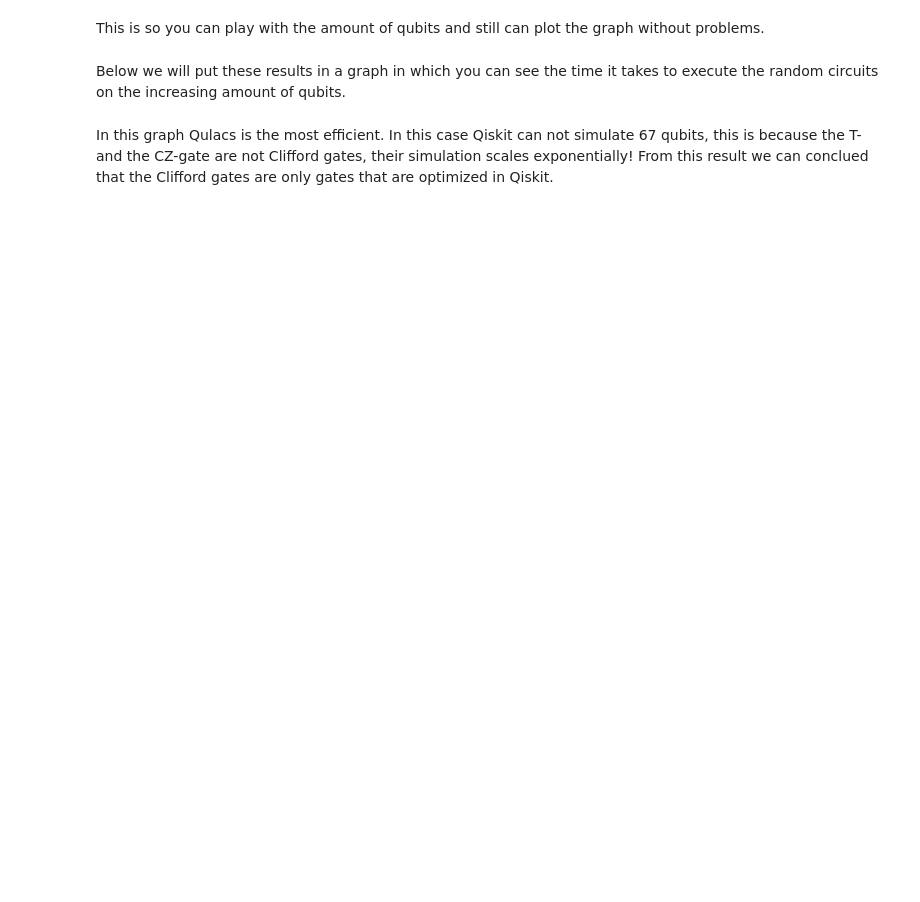
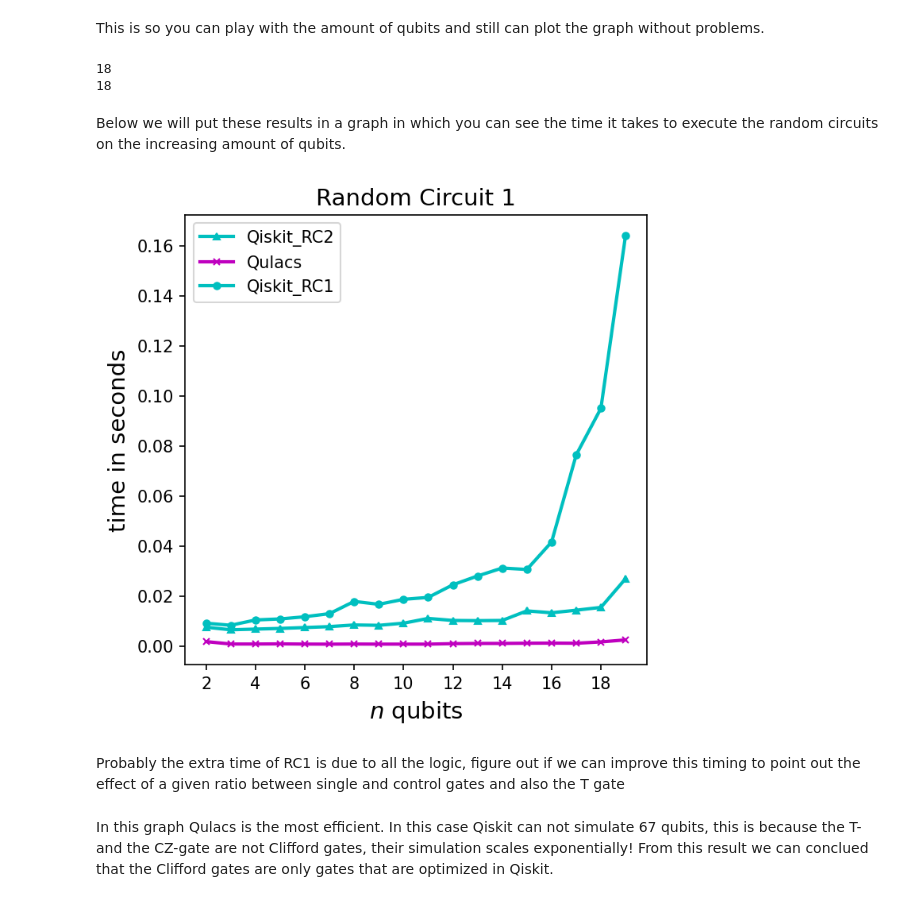
Before and after one commit to sara-nl/QuantumComputing, a Jupyter notebook: notebooks/Basics_and_Benchmarking.ipynb, the cells around one changed output. Saved outputs shown, nothing was run; the diff lists cells and outputs as text; code cells hidden in the pictures; blank space fills up the shorter version.

```diff
--- a/notebooks/Basics_and_Benchmarking.ipynb
+++ b/notebooks/Basics_and_Benchmarking.ipynb
@@ -1167,46 +1590,48 @@ print(qulRC1t)
 This is so you can play with the amount of qubits and still can plot the graph without problems.
 # %%
 y2 = []
-if qisQubitsRC1 < qulQubitsRC1:
-    for i in range(qulQubitsRC1 - qisQubitsRC1):
-        qisRC1t = np.append(qisRC1t, [np.nan])
-    y2 = range(2, qulQubitsRC1)
-    n = qulQubitaRC1
-elif qisQubitsRC1 > qulQubitsRC1:
-    for i in range(qisQubitsRC1 - qulQubitsRC1):
-        qulRC1t = np.append(qulRC1t, [np.nan])
-    y2 = range(2, qisQubitsRC1)
-    n = qisQubitsRC1
+if qisQubitsRC2 < qulQubitsRC2:
+    for i in range(qulQubitsRC2 - qisQubitsRC2):
+        qisRC2t = np.append(qisRC2t, [np.nan])
+    y2 = range(2, qulQubitsRC2)
+    n = qulQubitaRC2
+elif qisQubitsRC1 > qulQubitsRC2:
+    for i in range(qisQubitsRC2 - qulQubitsRC2):
+        qulRC2t = np.append(qulRC2t, [np.nan])
+    y2 = range(2, qisQubitsRC2)
+    n = qisQubitsRC2
 else:
-    y2 = range(2, qisQubitsRC1)
-    n = qulQubitaRC1
+    y2 = range(2, qisQubitsRC2)
+    n = qulQubitsRC2
+
+print (len(y2))
+print (len(qulRC2t))
+# %% [output]
+18
+18
 # %% [markdown]
 Below we will put these results in a graph in which you can see the time it takes to execute the random circuits on the increasing amount of qubits.
 # %%
-#fig, ax = plt.subplots(1, 1, figsize=(5, 5), dpi=150)
+#TIME
+fig, ax = plt.subplots(1, 1, figsize=(5, 5), dpi=150)
 # the whole graph
-plt.plot(y2, qisRC1t, 'c', label='Qiskit', linewidth=2, marker='^', markersize=4)
-plt.plot(y2, qulRC1t, 'm', label='Qulacs', linewidth=2, marker='x', markersize=4)
+plt.plot(y2, qisRC2t, 'c', label='Qiskit_RC2', linewidth=2, marker='^', markersize=4)
+plt.plot(y2, qulRC2t, 'm', label='Qulacs', linewidth=2, marker='x', markersize=4)
+ax.plot(y1, qisRC1t, 'c', label='Qiskit_RC1', linewidth=2, marker='o', markersize=4)
 plt.xticks(np.arange(2, qisQubitsRC1, step=2))
 plt.title('Random Circuit 1', fontsize=14)
 
 plt.xlabel('$n$ qubits', fontsize=14)
 plt.ylabel('time in seconds', fontsize=14)
 plt.legend()
-
-# zoomed in part
-#axins = inset_axes(ax, width="40%", height=1., loc='center left', borderpad=2)
-#mark_inset(ax, axins, loc1=3, loc2=4, fc='none', ec='0.5')
-
-#axins.plot(y2, qisRC1t, 'c', label='Qiskit', linewidth=2, marker='^', markersize=4)
-#axins.plot(y2, qulRC1t, 'm', label='Qulacs', linewidth=2, marker='x', markersize=4)
-
-#axins.set_xlim(2, n)
-#axins.set_ylim(-0.01, 0.1)
 plt.xticks(np.arange(2, n, step=2))
 
 # show the whole graph
 plt.show()
+# %% [output]
+[figure, added]
+# %% [markdown]
+Probably the extra time of RC1 is due to all the logic, figure out if we can improve this timing to point out the effect of a given ratio between single and control gates and also the T gate
 # %% [markdown]
 In this graph Qulacs is the most efficient. In this case Qiskit can not simulate 67 qubits, this is because the T- and the CZ-gate are not Clifford gates, their simulation scales exponentially! From this result we can conclued that the Clifford gates are only gates that are optimized in Qiskit.
 # %%
```
Also changed, not shown: parts of 77 cells of this notebook.
